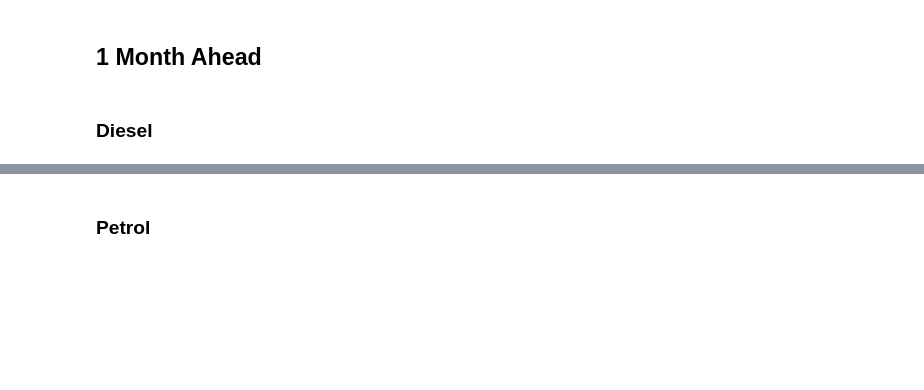
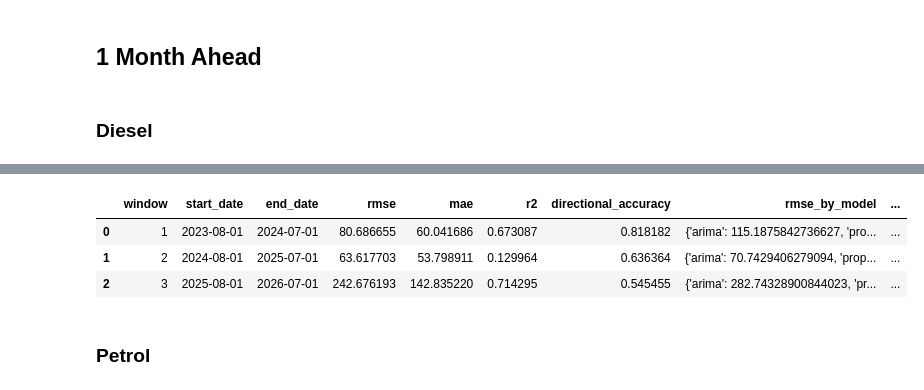
Before and after one commit to Trist4/fools-optimum, a Jupyter notebook: notebooks/mixed_model.ipynb, the cells around one changed output, grey strips where cells are left out. Drawn from its saved outputs; the diff is of its cells as text; code cells hidden in the pictures; blank space fills up the shorter version.

```diff
--- a/notebooks/mixed_model.ipynb
+++ b/notebooks/mixed_model.ipynb
@@ -188,6 +204,20 @@ def run_mixed_model(df, feature_cols, lr_feature_cols, target_col="Total_Fuel_Pr
                 (np.sign(np.diff(y_true_block)) == np.sign(np.diff(y_pred_block))).mean()
                 if len(y_true_block) > 1 else np.nan
             ),
+            "rmse_by_model": {
+                "arima": root_mean_squared_error(y_true_block, block["arima_pred"].values),
+                "prophet": root_mean_squared_error(y_true_block, block["prophet_pred"].values),
+                "naive": root_mean_squared_error(y_true_block, block["naive_pred"].values),
+                "gbm": root_mean_squared_error(y_true_block, block["gbm_pred"].values),
+                "lr": root_mean_squared_error(y_true_block, block["lr_pred"].values),
+            },
+            "mae_by_model": {
+                "arima": mean_absolute_error(y_true_block, block["arima_pred"].values),
+                "prophet": mean_absolute_error(y_true_block, block["prophet_pred"].values),
+                "naive": mean_absolute_error(y_true_block, block["naive_pred"].values),
+                "gbm": mean_absolute_error(y_true_block, block["gbm_pred"].values),
+                "lr": mean_absolute_error(y_true_block, block["lr_pred"].values),
+            },
         })
 
     window_metrics_df = pd.DataFrame(window_metrics)
@@ -429,5 +459,5 @@ features_6M_diesel = ['GSCPI_Lag12', 'Brent_MonthStd', 'GPR_Lag6']
 # %% [markdown]
 ### Diesel
 # %%
-results = run_mixed_model(deisel_df, features_1M_diesel, features_1M_lr, ARIMA_WEIGHT=0, NAIVE_WEIGHT=0, GBM_WEIGHT=0, LR_WEIGHT=0.1)
+results_1d = run_mixed_model(deisel_df, features_1M_diesel, features_1M_lr, ARIMA_WEIGHT=0, NAIVE_WEIGHT=0, GBM_WEIGHT=0, LR_WEIGHT=0.1)
 # %% [output]
@@ -463,4 +493,11 @@ Per-window breakdown:
 [figure]
+# %%
+results_1d['window_metrics_df']
+# %% [output]
+|  | window | start_date | end_date | rmse | mae | r2 | directional_accuracy | rmse_by_model | ... |
+| 0 | 1 | 2023-08-01 | 2024-07-01 | 80.686655 | 60.041686 | 0.673087 | 0.818182 | {'arima': 115.1875842736627, 'pro... | ... |
+| 1 | 2 | 2024-08-01 | 2025-07-01 | 63.617703 | 53.798911 | 0.129964 | 0.636364 | {'arima': 70.7429406279094, 'prop... | ... |
+| 2 | 3 | 2025-08-01 | 2026-07-01 | 242.676193 | 142.835220 | 0.714295 | 0.545455 | {'arima': 282.74328900844023, 'pr... | ... |
 # %% [markdown]
 ### Petrol
 # %%
```
Also changed, not shown: parts of 14 cells of this notebook.
